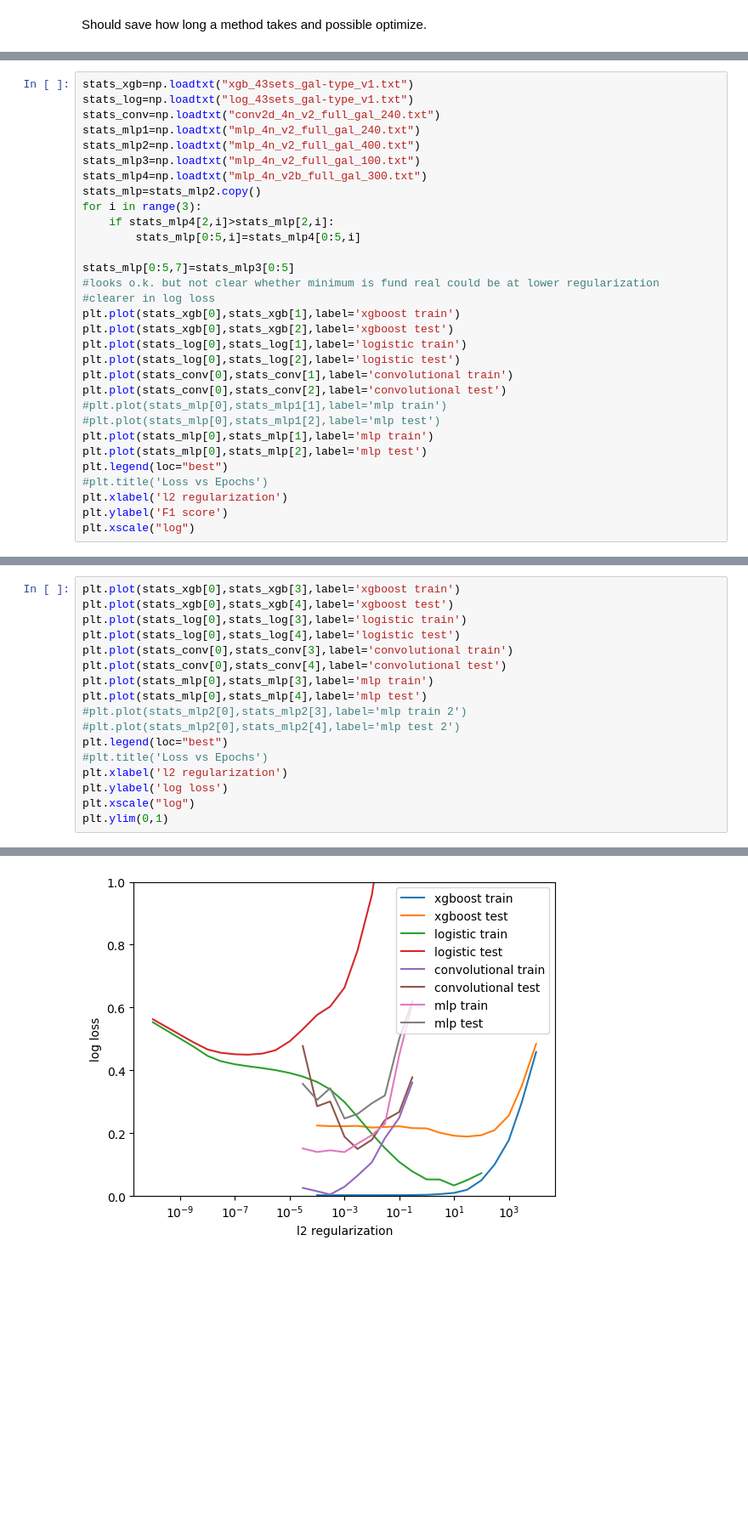
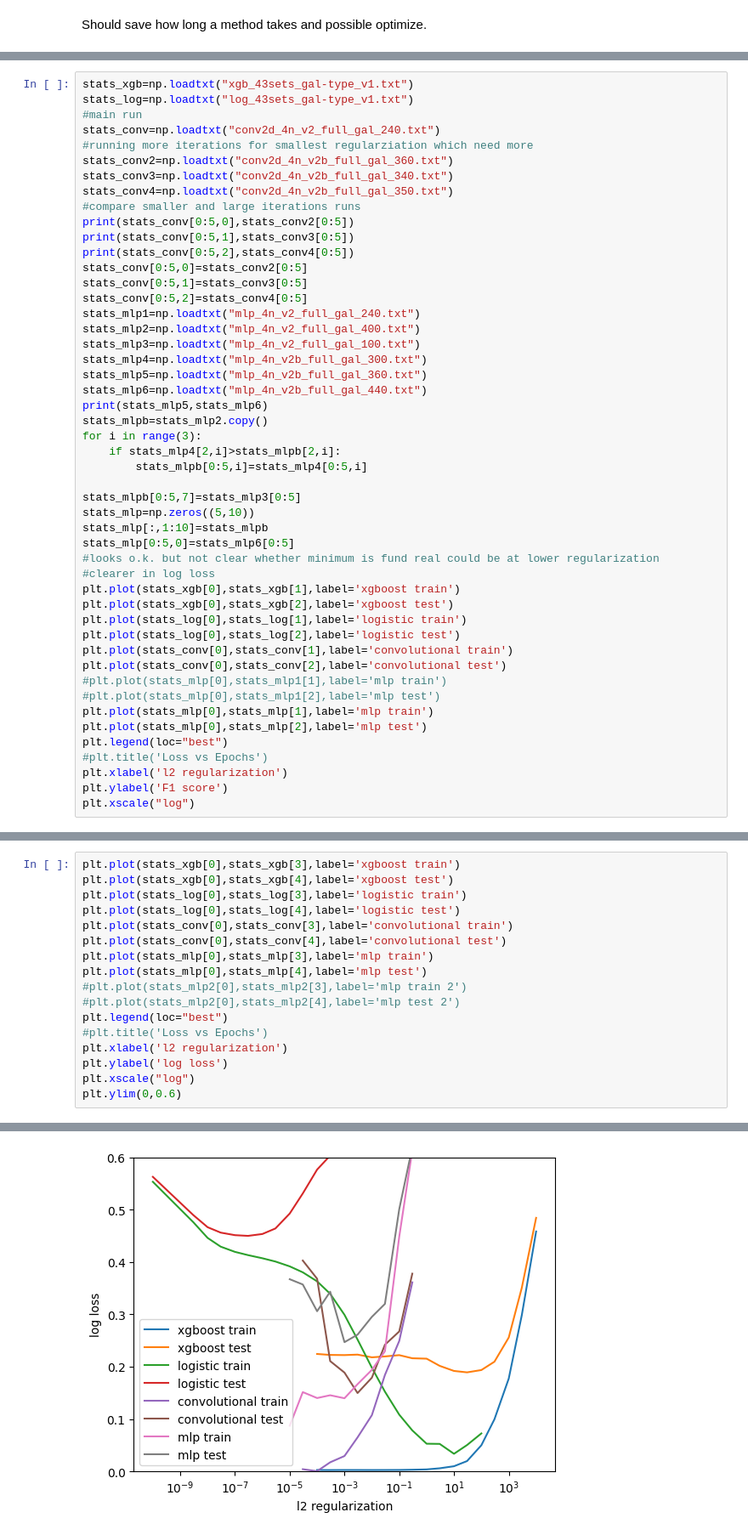
Before and after one commit to tkfritz/astro_images, a Jupyter notebook: galaxy_type_fit2.ipynb, the cells around one changed output, grey strips where cells are left out. Shown at 85% size. Saved outputs shown, nothing was run; the diff lists cells and outputs as text; blank space fills up the shorter version.

Commit message:
Adding some exploration fits and now running and davong bets models

```diff
--- a/galaxy_type_fit2.ipynb
+++ b/galaxy_type_fit2.ipynb
@@ -1639,17 +1529,35 @@ Epoch 012: | Train Loss: 0.29463 | Test Loss: 0.51907
 # %%
 stats_xgb=np.loadtxt("xgb_43sets_gal-type_v1.txt")
 stats_log=np.loadtxt("log_43sets_gal-type_v1.txt")
+#main run
 stats_conv=np.loadtxt("conv2d_4n_v2_full_gal_240.txt")
+#running more iterations for smallest regularziation which need more
+stats_conv2=np.loadtxt("conv2d_4n_v2b_full_gal_360.txt")
+stats_conv3=np.loadtxt("conv2d_4n_v2b_full_gal_340.txt")
+stats_conv4=np.loadtxt("conv2d_4n_v2b_full_gal_350.txt")
+#compare smaller and large iterations runs
+print(stats_conv[0:5,0],stats_conv2[0:5])
+print(stats_conv[0:5,1],stats_conv3[0:5])
+print(stats_conv[0:5,2],stats_conv4[0:5])
+stats_conv[0:5,0]=stats_conv2[0:5]
+stats_conv[0:5,1]=stats_conv3[0:5]
+stats_conv[0:5,2]=stats_conv4[0:5]
 stats_mlp1=np.loadtxt("mlp_4n_v2_full_gal_240.txt")
 stats_mlp2=np.loadtxt("mlp_4n_v2_full_gal_400.txt")
 stats_mlp3=np.loadtxt("mlp_4n_v2_full_gal_100.txt")
 stats_mlp4=np.loadtxt("mlp_4n_v2b_full_gal_300.txt")
-stats_mlp=stats_mlp2.copy()
+stats_mlp5=np.loadtxt("mlp_4n_v2b_full_gal_360.txt")
+stats_mlp6=np.loadtxt("mlp_4n_v2b_full_gal_440.txt")
+print(stats_mlp5,stats_mlp6)
+stats_mlpb=stats_mlp2.copy()
 for i in range(3):
-    if stats_mlp4[2,i]>stats_mlp[2,i]:
-        stats_mlp[0:5,i]=stats_mlp4[0:5,i]
+    if stats_mlp4[2,i]>stats_mlpb[2,i]:
+        stats_mlpb[0:5,i]=stats_mlp4[0:5,i]
 
-stats_mlp[0:5,7]=stats_mlp3[0:5]
+stats_mlpb[0:5,7]=stats_mlp3[0:5]
+stats_mlp=np.zeros((5,10))
+stats_mlp[:,1:10]=stats_mlpb
+stats_mlp[0:5,0]=stats_mlp6[0:5]
 #looks o.k. but not clear whether minimum is fund real could be at lower regularization
 #clearer in log loss
 plt.plot(stats_xgb[0],stats_xgb[1],label='xgboost train')
@@ -1701,5 +1652,5 @@ plt.legend(loc="best")
 plt.xlabel('l2 regularization')
 plt.ylabel('log loss')
 plt.xscale("log")
-plt.ylim(0,1)
+plt.ylim(0,0.6)
 # %% [output]
@@ -1707,2 +1658,2 @@ plt.ylim(0,1)
-[figure, old version]
+[figure, new version]
 # %% [markdown]
```
Also changed, not shown: parts of 24 cells of this notebook.
